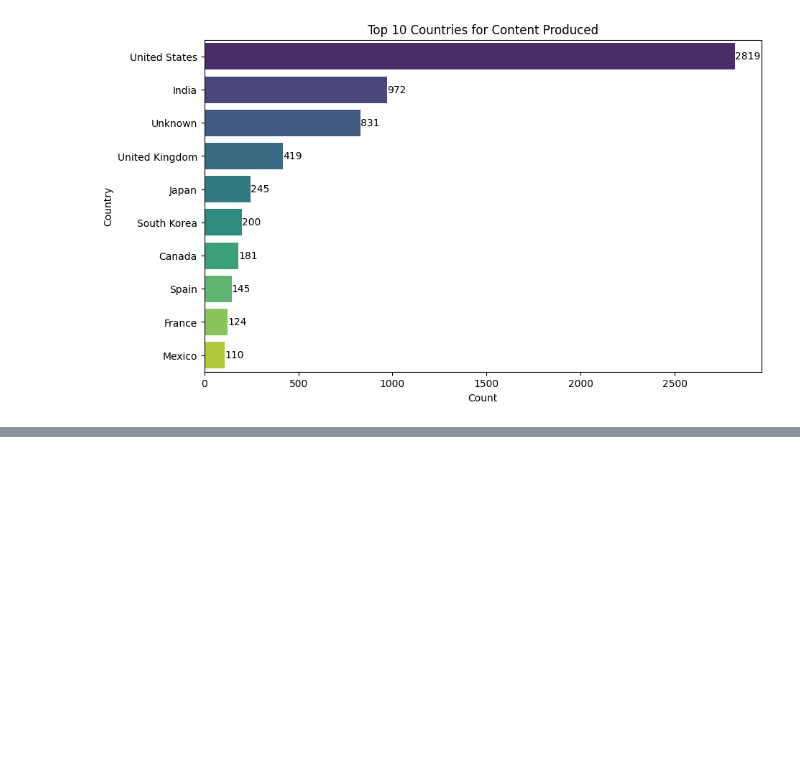
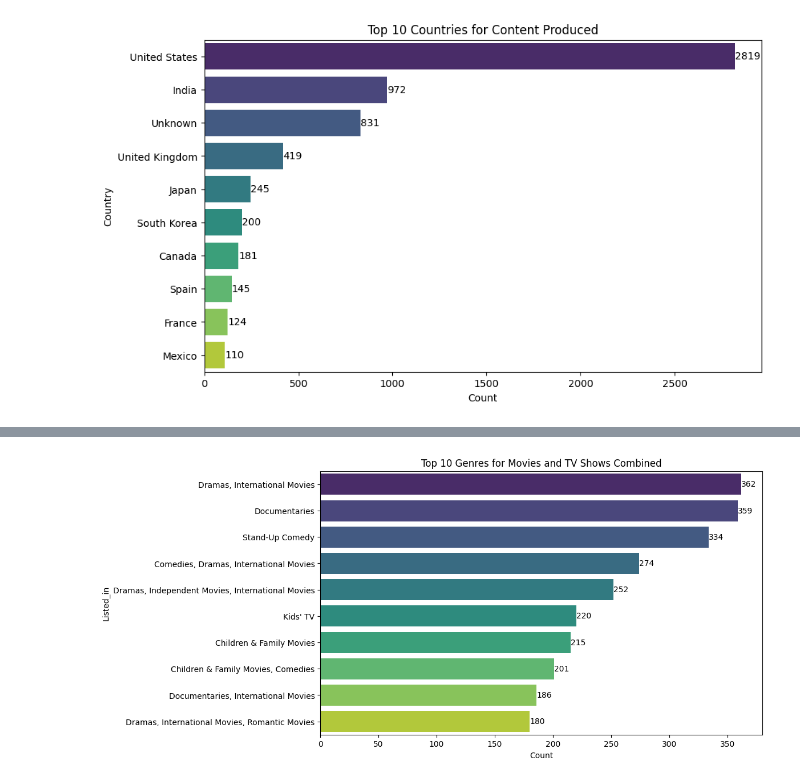
Before and after one commit to DarrenChooo/netflix_data, a Jupyter notebook: netflix.ipynb, the cells around one changed output, grey strips where cells are left out. Cells and saved outputs as stored; diff of their text form; code cells hidden in the pictures; blank space fills up the shorter version.

```diff
--- a/netflix.ipynb
+++ b/netflix.ipynb
@@ -194,0 +209,4 @@ plot_category_counts(df, 'country', 'Top 10 Countries for Content Produced', top
+# %%
+plot_category_counts(df, 'listed_in', plot_title='Top 10 Genres for Movies and TV Shows Combined', top_n=10)
+# %% [output]
+[figure, added]
```
Also changed, not shown: parts of 5 cells of this notebook.
